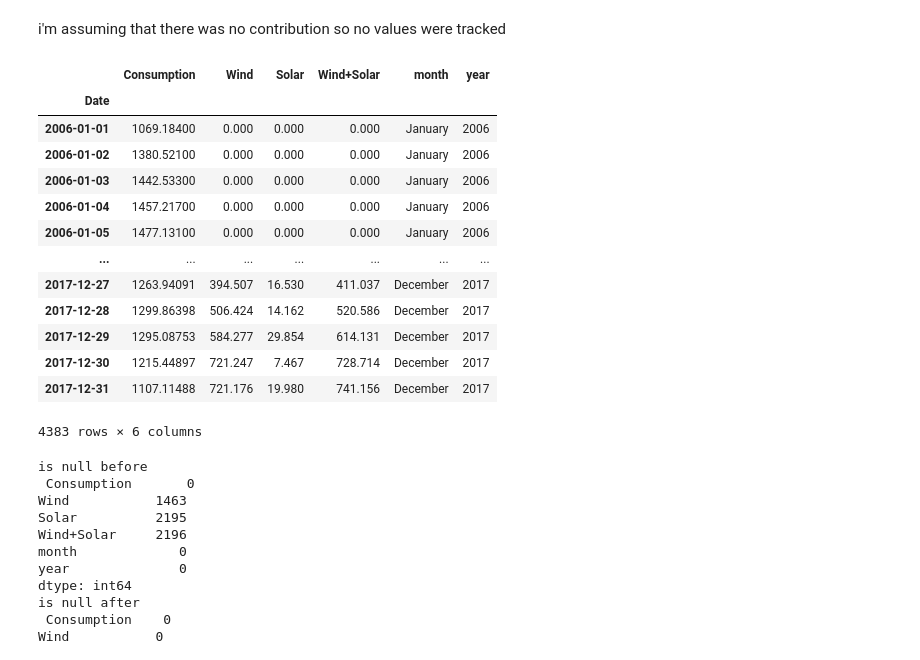
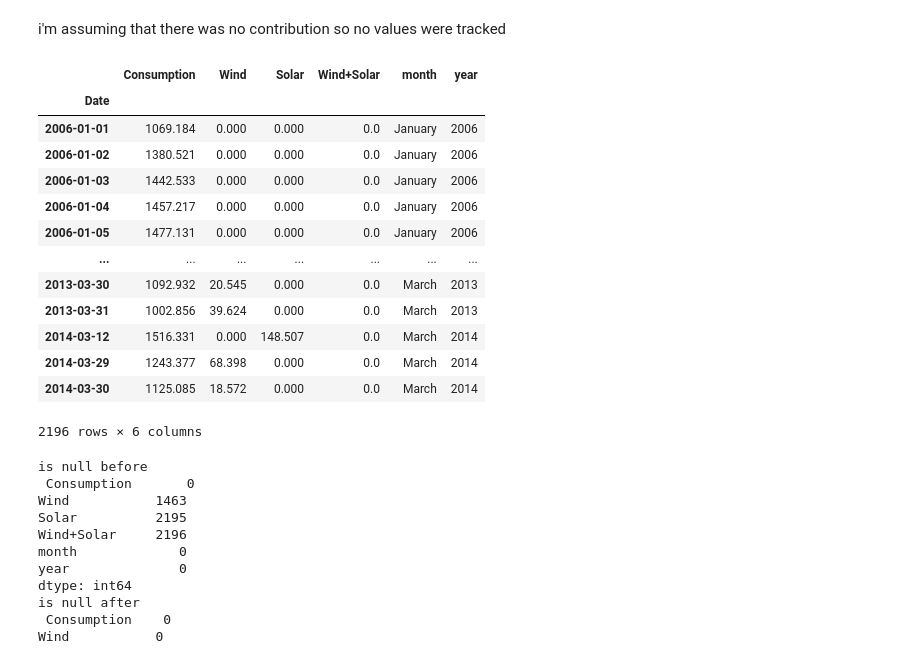
Before and after one commit to geary-shenck/time-series-exercises, a Jupyter notebook: prepare.ipynb, the cells around one changed output. Saved outputs shown, nothing was run; the diff lists cells and outputs as text; code cells hidden in the pictures.

```diff
--- a/prepare.ipynb
+++ b/prepare.ipynb
@@ -354,22 +354,22 @@ dtype: int64
 i'm assuming that there was no contribution so no values were tracked
 # %%
 df.fillna(0,inplace=True)
-df
+df[df["Wind+Solar"]==0]
 # %% [output]
 |  | Consumption | Wind | Solar | Wind+Solar | month | year |
 | Date |  |  |  |  |  |  |
-| 2006-01-01 | 1069.18400 | 0.000 | 0.000 | 0.000 | January | 2006 |
-| 2006-01-02 | 1380.52100 | 0.000 | 0.000 | 0.000 | January | 2006 |
-| 2006-01-03 | 1442.53300 | 0.000 | 0.000 | 0.000 | January | 2006 |
-| 2006-01-04 | 1457.21700 | 0.000 | 0.000 | 0.000 | January | 2006 |
-| 2006-01-05 | 1477.13100 | 0.000 | 0.000 | 0.000 | January | 2006 |
+| 2006-01-01 | 1069.184 | 0.000 | 0.000 | 0.0 | January | 2006 |
+| 2006-01-02 | 1380.521 | 0.000 | 0.000 | 0.0 | January | 2006 |
+| 2006-01-03 | 1442.533 | 0.000 | 0.000 | 0.0 | January | 2006 |
+| 2006-01-04 | 1457.217 | 0.000 | 0.000 | 0.0 | January | 2006 |
+| 2006-01-05 | 1477.131 | 0.000 | 0.000 | 0.0 | January | 2006 |
 | ... | ... | ... | ... | ... | ... | ... |
-| 2017-12-27 | 1263.94091 | 394.507 | 16.530 | 411.037 | December | 2017 |
-| 2017-12-28 | 1299.86398 | 506.424 | 14.162 | 520.586 | December | 2017 |
-| 2017-12-29 | 1295.08753 | 584.277 | 29.854 | 614.131 | December | 2017 |
-| 2017-12-30 | 1215.44897 | 721.247 | 7.467 | 728.714 | December | 2017 |
-| 2017-12-31 | 1107.11488 | 721.176 | 19.980 | 741.156 | December | 2017 |
+| 2013-03-30 | 1092.932 | 20.545 | 0.000 | 0.0 | March | 2013 |
+| 2013-03-31 | 1002.856 | 39.624 | 0.000 | 0.0 | March | 2013 |
+| 2014-03-12 | 1516.331 | 0.000 | 148.507 | 0.0 | March | 2014 |
+| 2014-03-29 | 1243.377 | 68.398 | 0.000 | 0.0 | March | 2014 |
+| 2014-03-30 | 1125.085 | 18.572 | 0.000 | 0.0 | March | 2014 |
-4383 rows × 6 columns
+2196 rows × 6 columns
 # %%
 def prep_germany_opsd():
     '''
```
Also changed, not shown: 1 other file.
